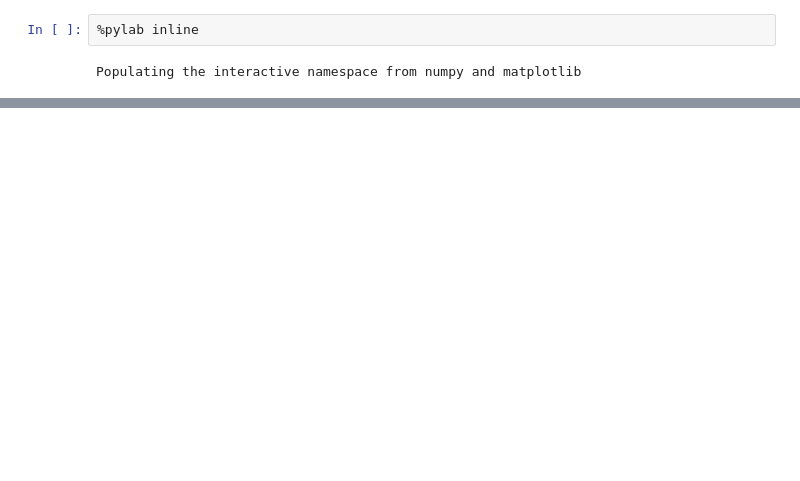
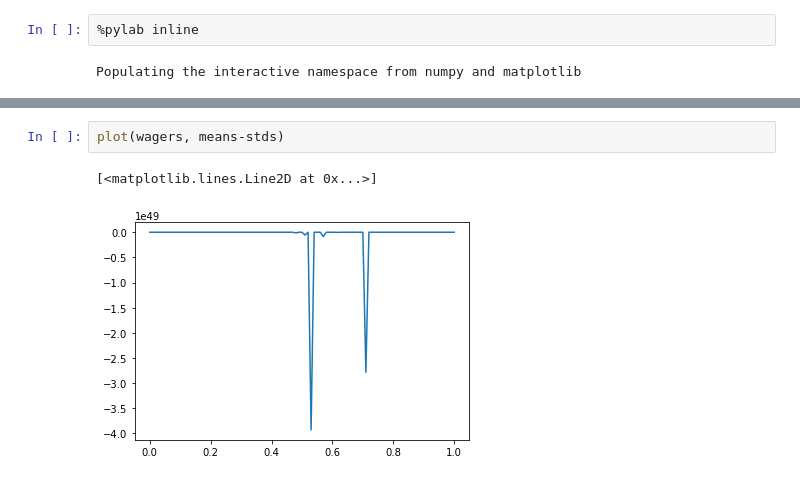
Before and after one commit to benjamin-chang/simbooks, a Jupyter notebook: Untitled.ipynb, the cells around one changed output, grey strips where cells are left out. Drawn from its saved outputs; the diff is of its cells as text; blank space fills up the shorter version.

```diff
--- a/Untitled.ipynb
+++ b/Untitled.ipynb
@@ -41,0 +44,5 @@ plot(wagers, log1p(medians))
+# %%
+plot(wagers, means-stds)
+# %% [output]
+[<matplotlib.lines.Line2D at 0x...>]
+[figure, added]
```
Also changed, not shown: parts of 7 cells of this notebook.
